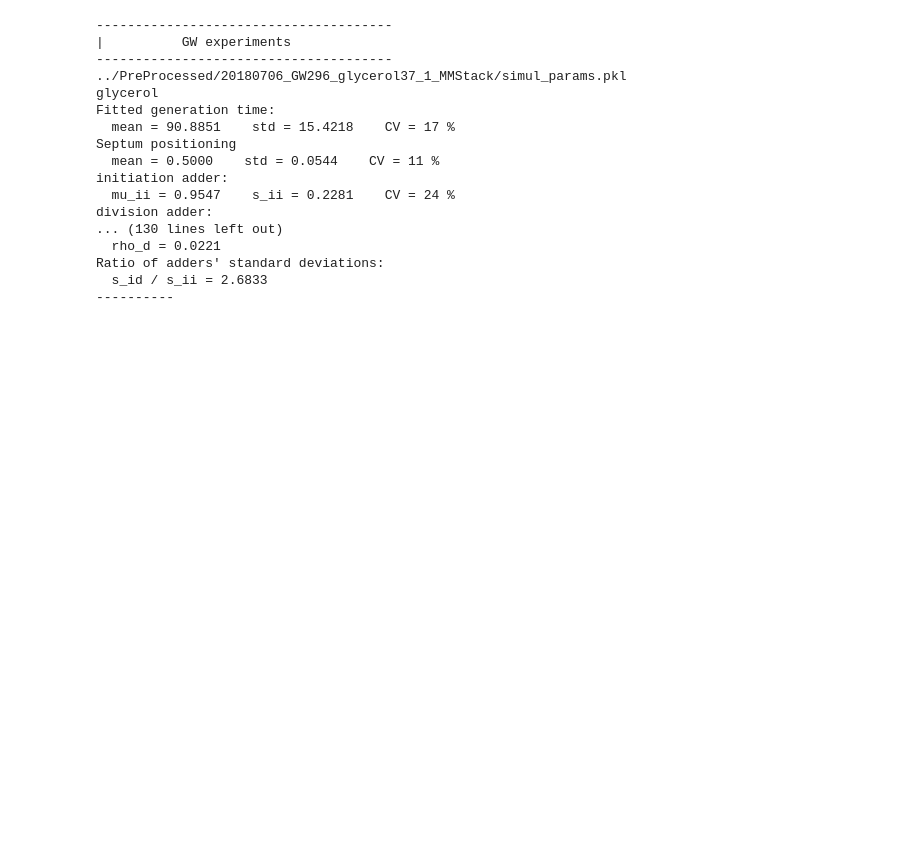
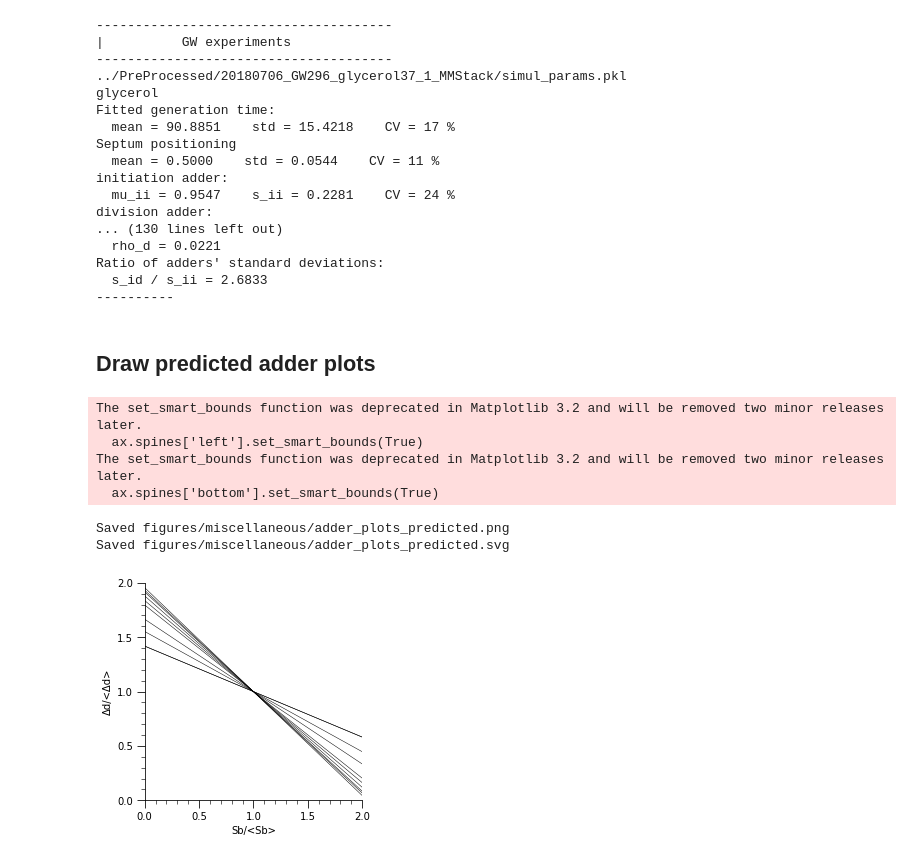
Before and after one commit to junlabucsd/DoubleAdderArticle, a Jupyter notebook: Response/response_Witz2019_list_experimental_params.ipynb, the cells around one changed output. Drawn from its saved outputs; the diff is of its cells as text; code cells hidden in the pictures; blank space fills up the shorter version.

Commit message:
Added a plot of the predicted adder for different experimental growth conditions.

```diff
--- a/Response/response_Witz2019_list_experimental_params.ipynb
+++ b/Response/response_Witz2019_list_experimental_params.ipynb
@@ -9,6 +9,9 @@
 import os, sys
 import numpy as np
 import pickle
+import matplotlib.pyplot as plt
+import matplotlib.ticker
+plt.rcParams['svg.fonttype'] = 'none'   # to export text as text, not curves
 
 sys.path.append(os.path.join('code'))
 from functions_response import get_mean_std_logn
@@ -42,6 +45,9 @@ for name in names:
     paramsdict[name] = os.path.join('experiments', name, 'simul_params.pkl')
 alldicts['FSGLT'] = paramsdict
 # %%
+labels = []
+ratios = []
+
 for key in alldicts.keys():
     print('-'*38)
     print('|{:<10s}{:s} experiments'.format("", key))
@@ -103,6 +109,10 @@ for key in alldicts.keys():
         print("Ratio of adders' standard deviations:")
         print("{:2s}s_id / s_ii = {:.4f}".format("",s_id/s_ii))
         print("-"*10)
+
+        # save the ratio
+        labels.append(name)
+        ratios.append(s_id/s_ii)
 # %% [output]
 --------------------------------------
 |          GW experiments
@@ -121,3 +131,55 @@ division adder:
 Ratio of adders' standard deviations:
   s_id / s_ii = 2.6833
 ----------
+# %% [markdown]
+## Draw predicted adder plots
+# %%
+# make figure
+figsize=(4,4)
+fig = plt.figure(num='none', facecolor='w',figsize=figsize)
+ax = fig.gca()
+ax.tick_params(bottom=True, left=True, labelbottom=True, labelleft=True)
+ax.tick_params(axis='both', which='major', length=8)
+ax.tick_params(axis='both', which='minor', length=4)
+ax.spines['top'].set_visible(False)
+ax.spines['right'].set_visible(False)
+ax.spines['left'].set_smart_bounds(True)
+ax.spines['bottom'].set_smart_bounds(True)
+ax.set_aspect('equal')
+ax.set_xlim(0.,2)
+ax.set_ylim(0.,2)
+ax.xaxis.set_major_locator(matplotlib.ticker.MultipleLocator(0.5))
+ax.xaxis.set_minor_locator(matplotlib.ticker.MultipleLocator(0.1))
+ax.yaxis.set_major_locator(matplotlib.ticker.MultipleLocator(0.5))
+ax.yaxis.set_minor_locator(matplotlib.ticker.MultipleLocator(0.1))
+ax.set_xlabel("Sb/<Sb>")
+ax.set_ylabel("Δd/<Δd>")
+
+func = lambda u: 0.5/(1.+3*u**2)
+for r in ratios:
+    rho = func(r)
+    a = 2*rho - 1
+    b = 2*(1.-rho)
+
+    yinter = b
+    xinter = -b/a
+    X = [0., xinter]
+    Y = [yinter,0]
+    ax.plot(X,Y,'k-',lw=0.5)
+
+# save figure
+outputdir = os.path.join('figures','miscellaneous')
+if not os.path.isdir(outputdir):
+    os.makedirs(outputdir)
+fpath = os.path.join(outputdir,'adder_plots_predicted')
+for ext in ['.png', '.svg']:
+    fig.savefig(fpath+ext, dpi=300, bbox_inches='tight', pad_inches=0)
+    print("Saved {:s}".format(fpath+ext))
+# %% [output]
+The set_smart_bounds function was deprecated in Matplotlib 3.2 and will be removed two minor releases later.
+  ax.spines['left'].set_smart_bounds(True)
+The set_smart_bounds function was deprecated in Matplotlib 3.2 and will be removed two minor releases later.
+  ax.spines['bottom'].set_smart_bounds(True)
+Saved figures/miscellaneous/adder_plots_predicted.png
+Saved figures/miscellaneous/adder_plots_predicted.svg
+[figure, added]
```
